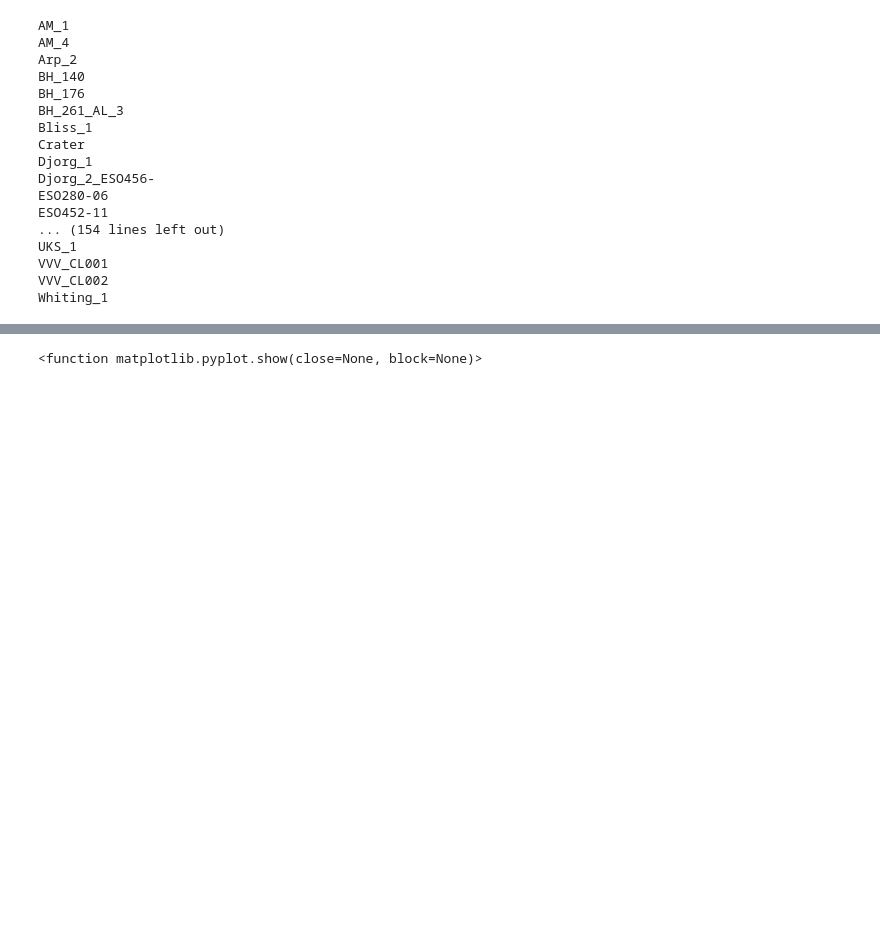
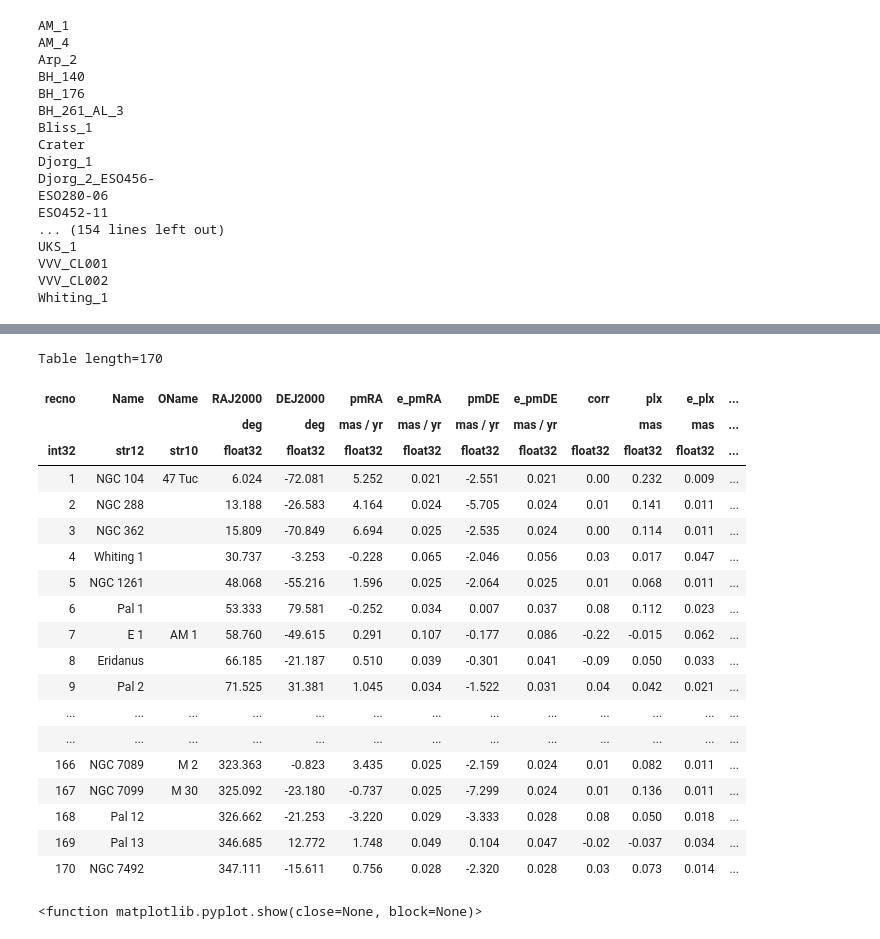
Before and after one commit to cademoh/os_gaia_module, a Jupyter notebook: src/globularstars/globularstars.ipynb, the cells around one changed output, grey strips where cells are left out. Drawn from its saved outputs; the diff is of its cells as text; code cells hidden in the pictures; blank space fills up the shorter version.

```diff
--- a/src/globularstars/globularstars.ipynb
+++ b/src/globularstars/globularstars.ipynb
@@ -299,9 +319,30 @@ Whiting_1
 # %%
 from astroquery.vizier import Vizier
 # #reading in the catalogue
-#catalog = Vizier(catalog='J/MNRAS/505/5978', columns=['**'], row_limit=-1).query_constraints()
-#clusters = catalog[0]
-#clusters
+catalog = Vizier(catalog='J/MNRAS/505/5978', columns=['**'], row_limit=-1).query_constraints()
+clusters = catalog[0]
+clusters
+# %% [output]
+Table length=170
+| recno | Name | OName | RAJ2000 | DEJ2000 | pmRA | e_pmRA | pmDE | e_pmDE | corr | plx | e_plx | ... |
+|  |  |  | deg | deg | mas / yr | mas / yr | mas / yr | mas / yr |  | mas | mas | ... |
+| int32 | str12 | str10 | float32 | float32 | float32 | float32 | float32 | float32 | float32 | float32 | float32 | ... |
+| 1 | NGC 104 | 47 Tuc | 6.024 | -72.081 | 5.252 | 0.021 | -2.551 | 0.021 | 0.00 | 0.232 | 0.009 | ... |
+| 2 | NGC 288 |  | 13.188 | -26.583 | 4.164 | 0.024 | -5.705 | 0.024 | 0.01 | 0.141 | 0.011 | ... |
+| 3 | NGC 362 |  | 15.809 | -70.849 | 6.694 | 0.025 | -2.535 | 0.024 | 0.00 | 0.114 | 0.011 | ... |
+| 4 | Whiting 1 |  | 30.737 | -3.253 | -0.228 | 0.065 | -2.046 | 0.056 | 0.03 | 0.017 | 0.047 | ... |
+| 5 | NGC 1261 |  | 48.068 | -55.216 | 1.596 | 0.025 | -2.064 | 0.025 | 0.01 | 0.068 | 0.011 | ... |
+| 6 | Pal 1 |  | 53.333 | 79.581 | -0.252 | 0.034 | 0.007 | 0.037 | 0.08 | 0.112 | 0.023 | ... |
+| 7 | E 1 | AM 1 | 58.760 | -49.615 | 0.291 | 0.107 | -0.177 | 0.086 | -0.22 | -0.015 | 0.062 | ... |
+| 8 | Eridanus |  | 66.185 | -21.187 | 0.510 | 0.039 | -0.301 | 0.041 | -0.09 | 0.050 | 0.033 | ... |
+| 9 | Pal 2 |  | 71.525 | 31.381 | 1.045 | 0.034 | -1.522 | 0.031 | 0.04 | 0.042 | 0.021 | ... |
+| ... | ... | ... | ... | ... | ... | ... | ... | ... | ... | ... | ... | ... |
+| ... | ... | ... | ... | ... | ... | ... | ... | ... | ... | ... | ... | ... |
+| 166 | NGC 7089 | M 2 | 323.363 | -0.823 | 3.435 | 0.025 | -2.159 | 0.024 | 0.01 | 0.082 | 0.011 | ... |
+| 167 | NGC 7099 | M 30 | 325.092 | -23.180 | -0.737 | 0.025 | -7.299 | 0.024 | 0.01 | 0.136 | 0.011 | ... |
+| 168 | Pal 12 |  | 326.662 | -21.253 | -3.220 | 0.029 | -3.333 | 0.028 | 0.08 | 0.050 | 0.018 | ... |
+| 169 | Pal 13 |  | 346.685 | 12.772 | 1.748 | 0.049 | 0.104 | 0.047 | -0.02 | -0.037 | 0.034 | ... |
+| 170 | NGC 7492 |  | 347.111 | -15.611 | 0.756 | 0.028 | -2.320 | 0.028 | 0.03 | 0.073 | 0.014 | ... |
 # %%
 # The table read in the commented out code in the previous cell usefully provides the mean parallaxes of each cluster
 # The cluster names in that table don't exactly match the ones we have, so the following table is a custom correlation table
```
Also changed, not shown: parts of 4 cells of this notebook, 16 other files.
